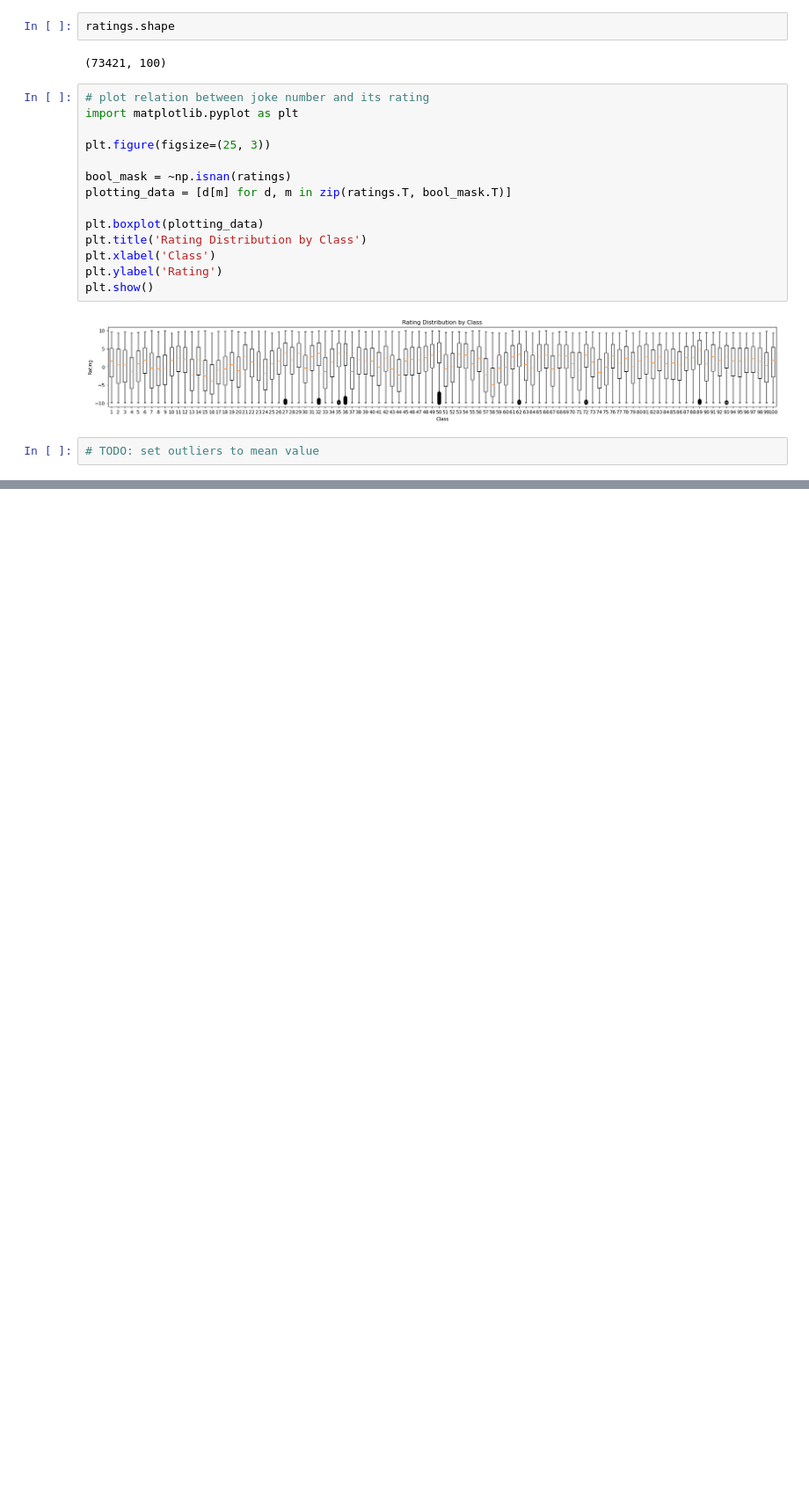
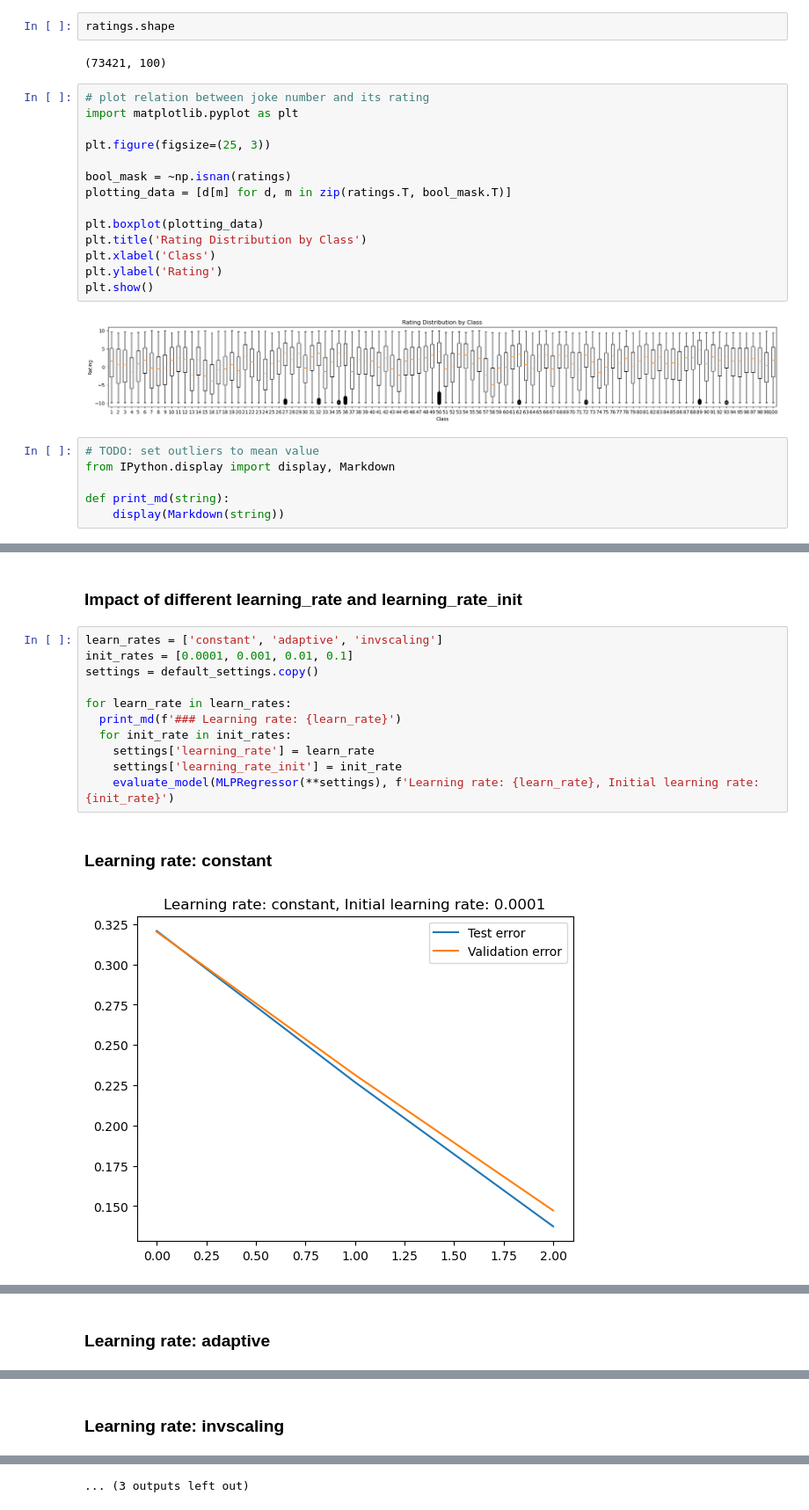
Before and after one commit to Jakub-Ner/Sztuczna-inteligencja, a Jupyter notebook: ZAD5 NN/main.ipynb, the cells around one changed output, grey strips where cells are left out. Shown at 88% size. Saved outputs shown, nothing was run; the diff lists cells and outputs as text; blank space fills up the shorter version.

```diff
--- a/ZAD5 NN/main.ipynb
+++ b/ZAD5 NN/main.ipynb
@@ -76,3 +76,7 @@ plt.show()
 [figure]
 # %%
 # TODO: set outliers to mean value
+from IPython.display import display, Markdown
+
+def print_md(string):
+    display(Markdown(string))
@@ -140,0 +156,16 @@ x_train.shape, y_train.shape
+# %% [markdown]
+### Impact of different learning_rate and learning_rate_init
+# %%
+learn_rates = ['constant', 'adaptive', 'invscaling']
+init_rates = [0.0001, 0.001, 0.01, 0.1]
+settings = default_settings.copy()
+
+for learn_rate in learn_rates:
+  print_md(f'### Learning rate: {learn_rate}')
+  for init_rate in init_rates:
+    settings['learning_rate'] = learn_rate
+    settings['learning_rate_init'] = init_rate
+    evaluate_model(MLPRegressor(**settings), f'Learning rate: {learn_rate}, Initial learning rate: {init_rate}')
+# %% [output]
+### Learning rate: constant
+[figure, added]
@@ -140,0 +175 @@ x_train.shape, y_train.shape
+### Learning rate: adaptive
@@ -140,0 +180 @@ x_train.shape, y_train.shape
+### Learning rate: invscaling
@@ -140,0 +182 @@ x_train.shape, y_train.shape
+... (3 outputs left out)
```
Also changed, not shown: parts of 10 cells of this notebook, 1 other file.
